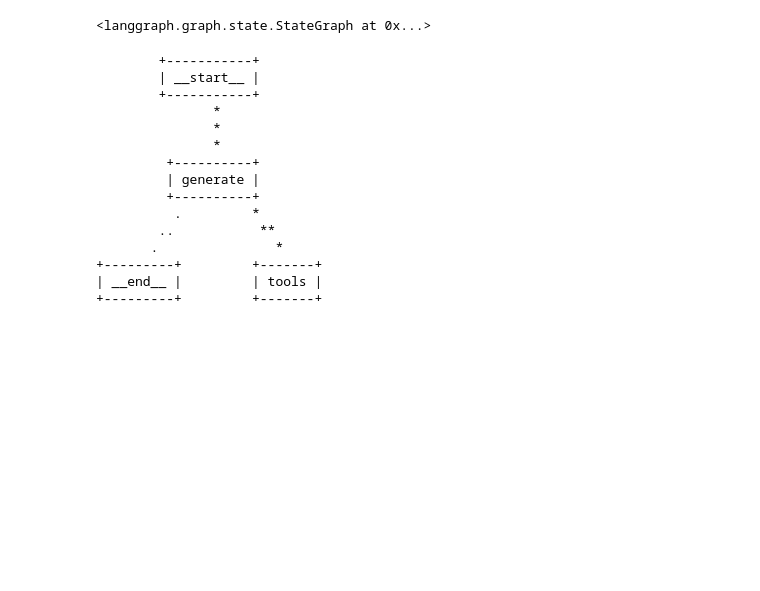
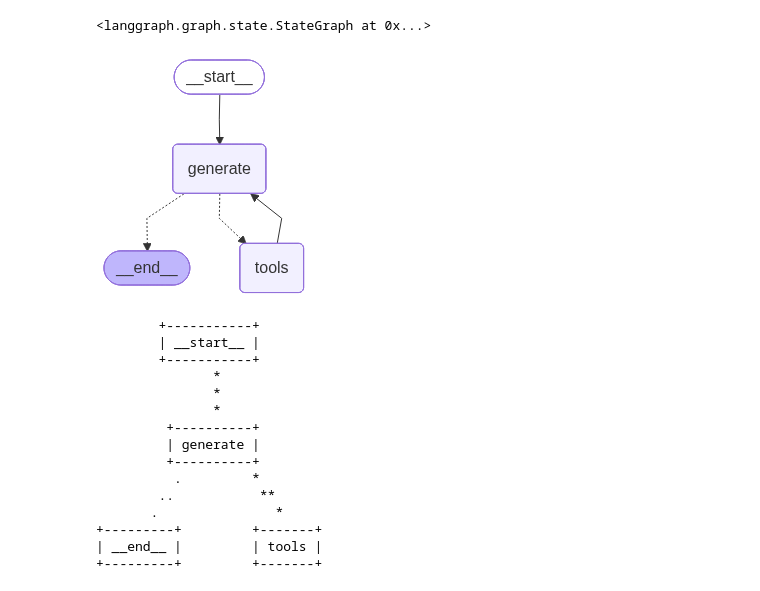
Before and after one commit to postforty/langchain-workspace, a Jupyter notebook: ch10/sec02/01_conditional_tools.ipynb, the cells around one changed output. Cells and saved outputs as stored; diff of their text form; code cells hidden in the pictures; blank space fills up the shorter version.

```diff
--- a/ch10/sec02/01_conditional_tools.ipynb
+++ b/ch10/sec02/01_conditional_tools.ipynb
@@ -3,7 +3,7 @@ from langchain_google_genai import ChatGoogleGenerativeAI
 from dotenv import load_dotenv
 load_dotenv()
 
-model = ChatGoogleGenerativeAI(model="gemini-2.0-flash")
+model = ChatGoogleGenerativeAI(model="gemini-2.5-flash")
 # %%
 from typing import Annotated # annotated는 타입 힌트를 사용할 때 사용하는 함수
 from typing_extensions import TypedDict # TypedDict는 딕셔너리 타입을 정의할 때 사용하는 함수
@@ -168,6 +168,15 @@ graph_builder.add_edge("tools", "generate")
 <langgraph.graph.state.StateGraph at 0x...>
 # %%
 graph = graph_builder.compile()
+# %%
+from IPython.display import Image, display
+
+try:
+    display(Image(graph.get_graph().draw_mermaid_png()))
+except Exception:
+    pass
+# %% [output]
+[figure, added]
 # %%
 graph.get_graph().print_ascii()
 # %% [output]
```
Also changed, not shown: parts of 7 cells of this notebook, 12 other files.
